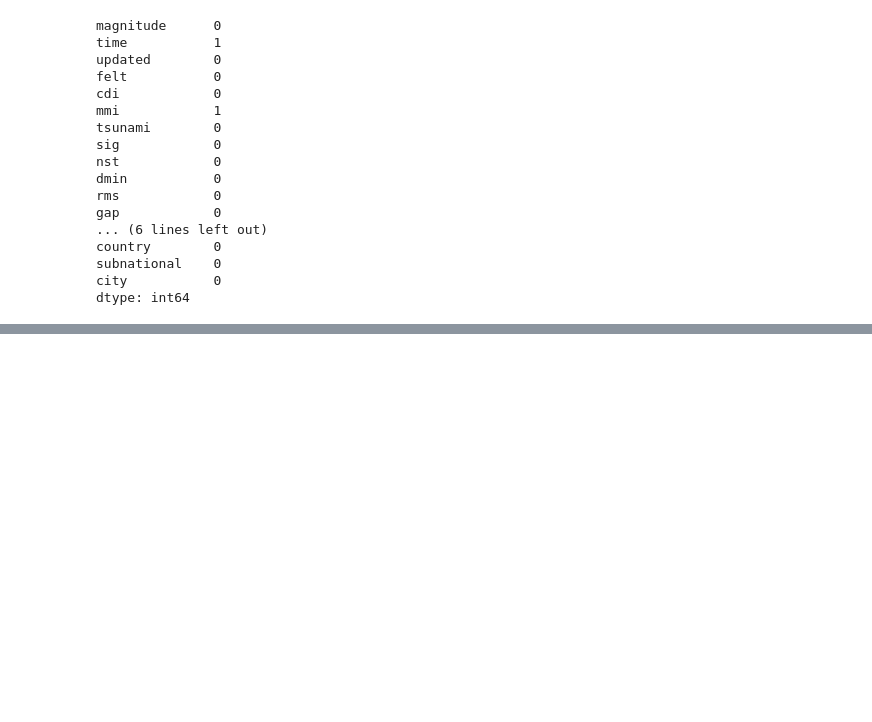
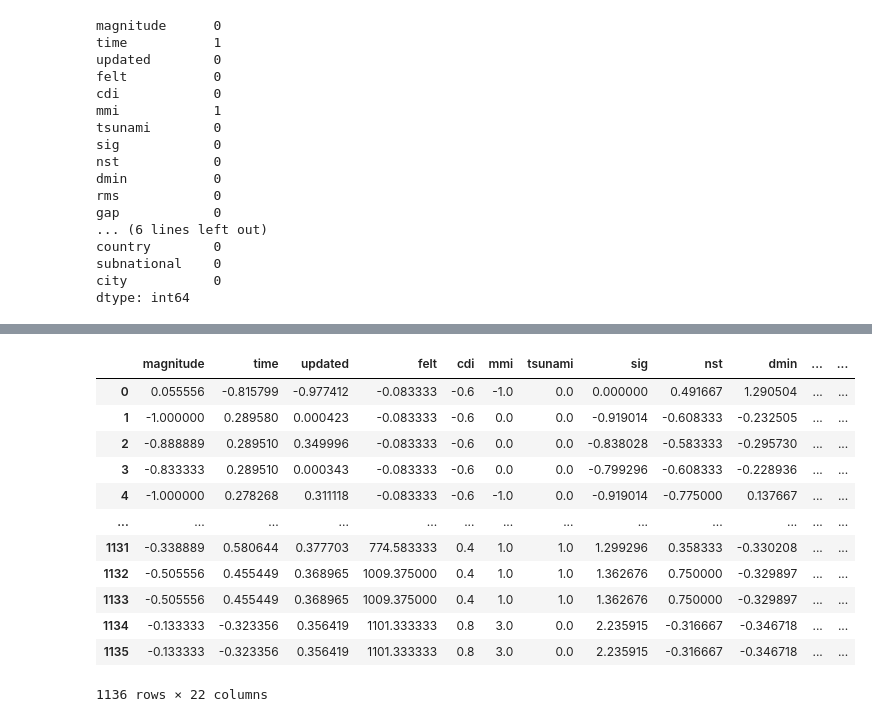
Before and after one commit to Mariogarber/Kaggle, a Jupyter notebook: earthquake_prediction/preprocessing.IPYNB, the cells around one changed output, grey strips where cells are left out. Saved outputs shown, nothing was run; the diff lists cells and outputs as text; code cells hidden in the pictures; blank space fills up the shorter version.

```diff
--- a/earthquake_prediction/preprocessing.IPYNB
+++ b/earthquake_prediction/preprocessing.IPYNB
@@ -318,0 +451,23 @@ dtype: float64
+# %%
+from sklearn.preprocessing import RobustScaler
+
+scaler = RobustScaler()
+
+data_scaled = scaler.fit_transform(data)
+
+data_scaled = pd.DataFrame(data_scaled, columns=data.columns)
+data_scaled
+# %% [output]
+|  | magnitude | time | updated | felt | cdi | mmi | tsunami | sig | nst | dmin | ... | ... |
+| 0 | 0.055556 | -0.815799 | -0.977412 | -0.083333 | -0.6 | -1.0 | 0.0 | 0.000000 | 0.491667 | 1.290504 | ... | ... |
+| 1 | -1.000000 | 0.289580 | 0.000423 | -0.083333 | -0.6 | 0.0 | 0.0 | -0.919014 | -0.608333 | -0.232505 | ... | ... |
+| 2 | -0.888889 | 0.289510 | 0.349996 | -0.083333 | -0.6 | 0.0 | 0.0 | -0.838028 | -0.583333 | -0.295730 | ... | ... |
+| 3 | -0.833333 | 0.289510 | 0.000343 | -0.083333 | -0.6 | 0.0 | 0.0 | -0.799296 | -0.608333 | -0.228936 | ... | ... |
+| 4 | -1.000000 | 0.278268 | 0.311118 | -0.083333 | -0.6 | -1.0 | 0.0 | -0.919014 | -0.775000 | 0.137667 | ... | ... |
+| ... | ... | ... | ... | ... | ... | ... | ... | ... | ... | ... | ... | ... |
+| 1131 | -0.338889 | 0.580644 | 0.377703 | 774.583333 | 0.4 | 1.0 | 1.0 | 1.299296 | 0.358333 | -0.330208 | ... | ... |
+| 1132 | -0.505556 | 0.455449 | 0.368965 | 1009.375000 | 0.4 | 1.0 | 1.0 | 1.362676 | 0.750000 | -0.329897 | ... | ... |
+| 1133 | -0.505556 | 0.455449 | 0.368965 | 1009.375000 | 0.4 | 1.0 | 1.0 | 1.362676 | 0.750000 | -0.329897 | ... | ... |
+| 1134 | -0.133333 | -0.323356 | 0.356419 | 1101.333333 | 0.8 | 3.0 | 0.0 | 2.235915 | -0.316667 | -0.346718 | ... | ... |
+| 1135 | -0.133333 | -0.323356 | 0.356419 | 1101.333333 | 0.8 | 3.0 | 0.0 | 2.235915 | -0.316667 | -0.346718 | ... | ... |
+1136 rows × 22 columns
```
Also changed, not shown: parts of 19 cells of this notebook, 1 other file.
